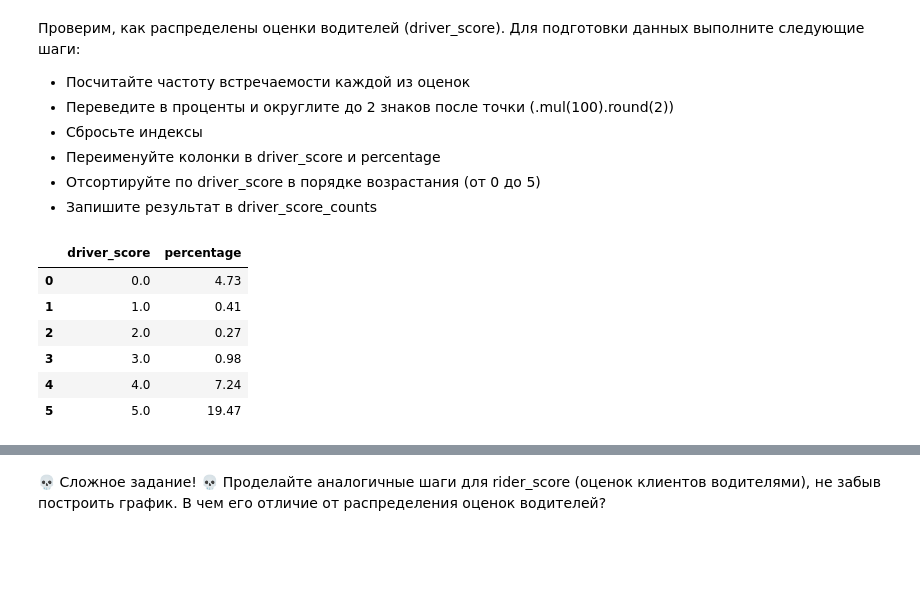
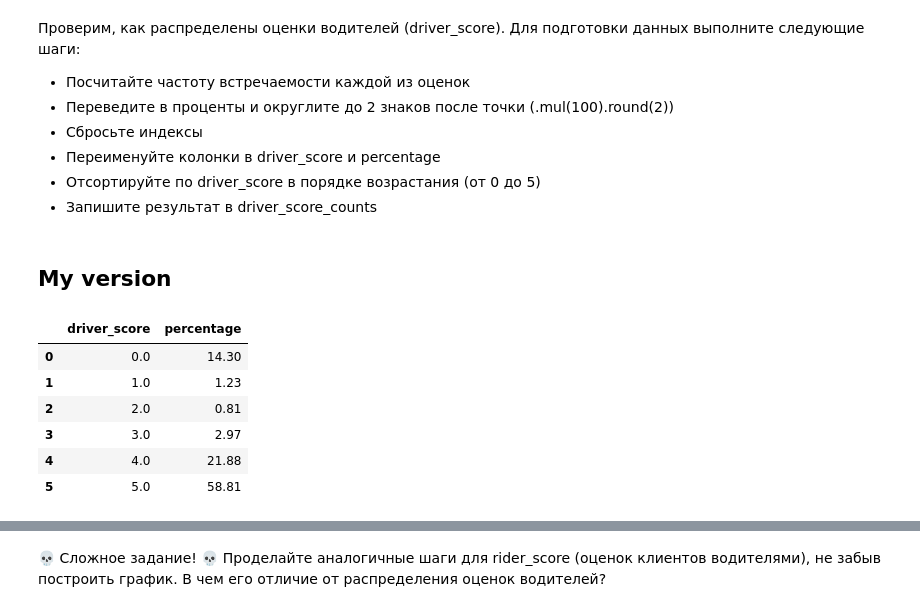
Before and after one commit to MuzaffarSoliyev/karpov-course, a Jupyter notebook: lesson_3/3.ipynb, the cells around one changed output, grey strips where cells are left out. Drawn from its saved outputs; the diff is of its cells as text; code cells hidden in the pictures; blank space fills up the shorter version.

```diff
--- a/lesson_3/3.ipynb
+++ b/lesson_3/3.ipynb
@@ -181,15 +203,17 @@ Name: journey_id, dtype: float64
 - Переименуйте колонки в driver_score и percentage
 - Отсортируйте по driver_score в порядке возрастания (от 0 до 5)
 - Запишите результат в driver_score_counts
+# %% [markdown]
+## My version
 # %%
 driver_score_counts = taxi.groupby(["driver_score"], as_index=False).agg({"journey_id":"count"}).rename(columns={"journey_id":"percentage"})
-driver_score_counts['percentage'] = driver_score_counts['percentage'].div(len(taxi)).mul(100).round(2)
+driver_score_counts['percentage'] = driver_score_counts['percentage'].div(taxi['driver_score'].dropna().shape[0]).mul(100).round(2)
 driver_score_counts
 # %% [output]
 |  | driver_score | percentage |
-| 0 | 0.0 | 4.73 |
-| 1 | 1.0 | 0.41 |
-| 2 | 2.0 | 0.27 |
-| 3 | 3.0 | 0.98 |
-| 4 | 4.0 | 7.24 |
-| 5 | 5.0 | 19.47 |
+| 0 | 0.0 | 14.30 |
+| 1 | 1.0 | 1.23 |
+| 2 | 2.0 | 0.81 |
+| 3 | 3.0 | 2.97 |
+| 4 | 4.0 | 21.88 |
+| 5 | 5.0 | 58.81 |
```
Also changed, not shown: parts of 11 cells of this notebook.
